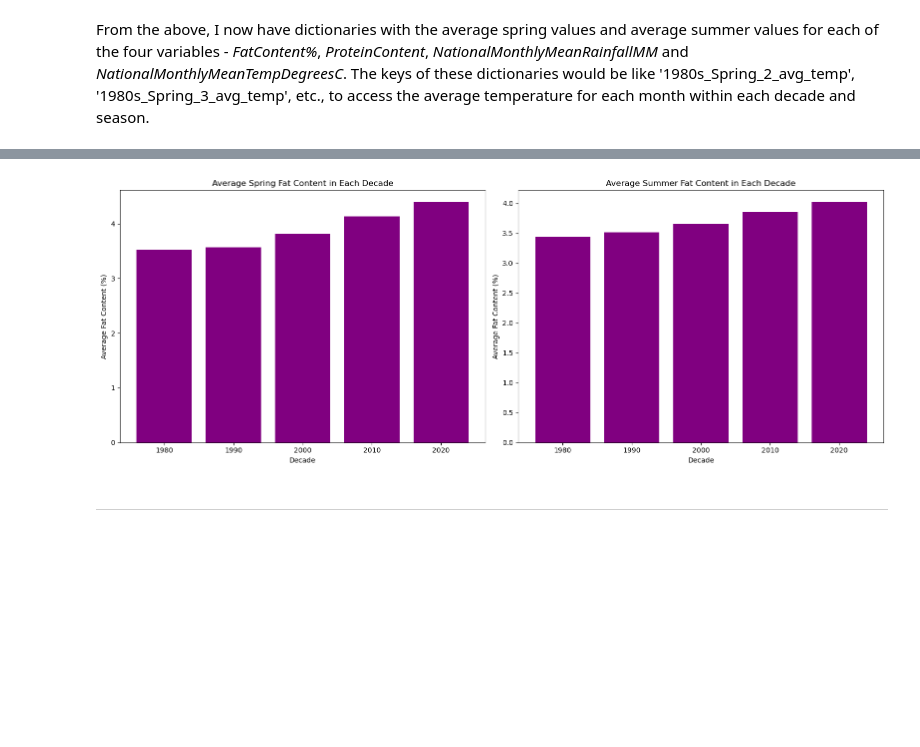
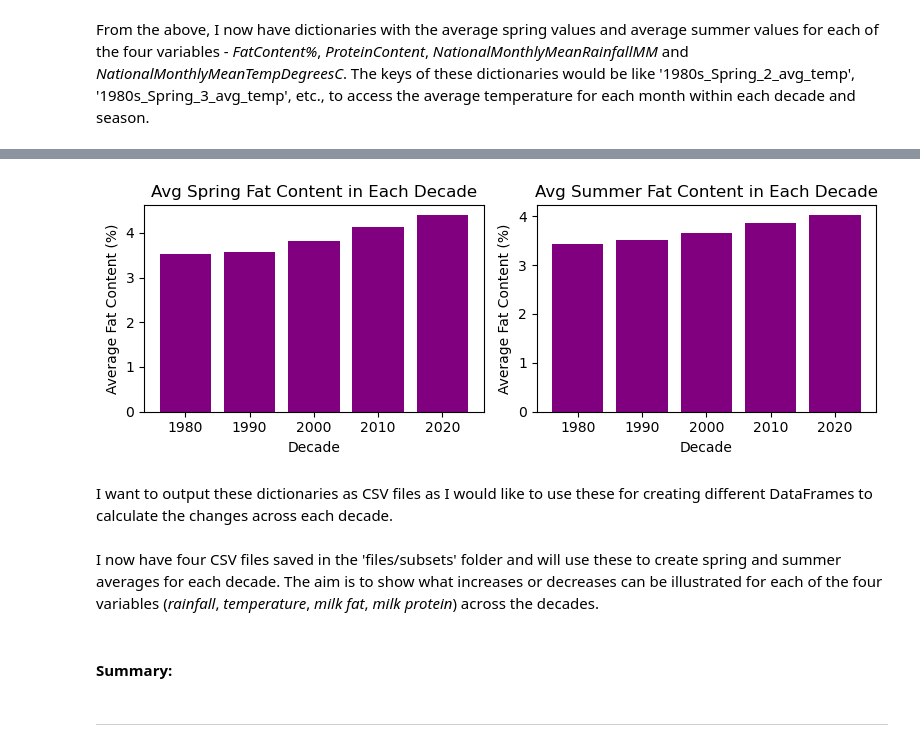
Before and after one commit to turps-pc90/PfDA_Assignment, a Jupyter notebook: PfDA_Assignment.ipynb, the cells around one changed output, grey strips where cells are left out. Cells and saved outputs as stored; diff of their text form; code cells hidden in the pictures; blank space fills up the shorter version.

```diff
--- a/PfDA_Assignment.ipynb
+++ b/PfDA_Assignment.ipynb
@@ -671,39 +668,36 @@ avg_fat_spring = []
 decades_summer_fat = []
 avg_fat_summer = []
 
 # Loop through the items in avg_fat_dict
 for key, value in avg_fat_dict.items():
-    # Filter only Spring and Summer averages
     if 'Spring' in key:
-        # Take value before '_' for decade value
         decade = key.split('_')[0]
-        # Append extracted decade value to decades_spring_fat list for use on x-axis
         decades_spring_fat.append(decade)
         avg_fat_spring.append(value)
     elif 'Summer' in key:
-        # Take value before '_' for decade value
         decade = key.split('_')[0]
-        # Append extracted decade value to decades_summer_fat list for use on x-axis
         decades_summer_fat.append(decade)
         avg_fat_summer.append(value)
 
 # Plotting
-fig, axes = plt.subplots(nrows=1, ncols=2, figsize=(16, 6))
+fig, axes = plt.subplots(nrows=1, ncols=2, figsize=(8, 3))
 
 # Plotting Spring Fat Content
 axes[0].bar(decades_spring_fat, avg_fat_spring, color='purple')
-axes[0].set_title('Average Spring Fat Content in Each Decade')
+axes[0].set_title('Avg Spring Fat Content in Each Decade')
 axes[0].set_xlabel('Decade')
 axes[0].set_ylabel('Average Fat Content (%)')
 
 # Plotting Summer Fat Content
 axes[1].bar(decades_summer_fat, avg_fat_summer, color='purple')
-axes[1].set_title('Average Summer Fat Content in Each Decade')
+axes[1].set_title('Avg Summer Fat Content in Each Decade')
 axes[1].set_xlabel('Decade')
 axes[1].set_ylabel('Average Fat Content (%)')
 
 # Adjust layout to prevent overlapping
 plt.tight_layout()
 plt.show()
 # %% [output]
-[figure, old version]
+[figure, new version]
+# %% [markdown]
+I want to output these dictionaries as CSV files as I would like to use these for creating different DataFrames to calculate the changes across each decade.
@@ -709,0 +722,2 @@ plt.show()
+# %% [markdown]
+I now have four CSV files saved in the 'files/subsets' folder and will use these to create spring and summer averages for each decade. The aim is to show what increases or decreases can be illustrated for each of the four variables (*rainfall*, *temperature*, *milk fat*, *milk protein*) across the decades.
@@ -710,2 +734,4 @@ plt.show()
+# %% [markdown]
+#### Summary:
 # %% [markdown]
 ***
```
Also changed, not shown: parts of 12 cells of this notebook, 4 other files.
